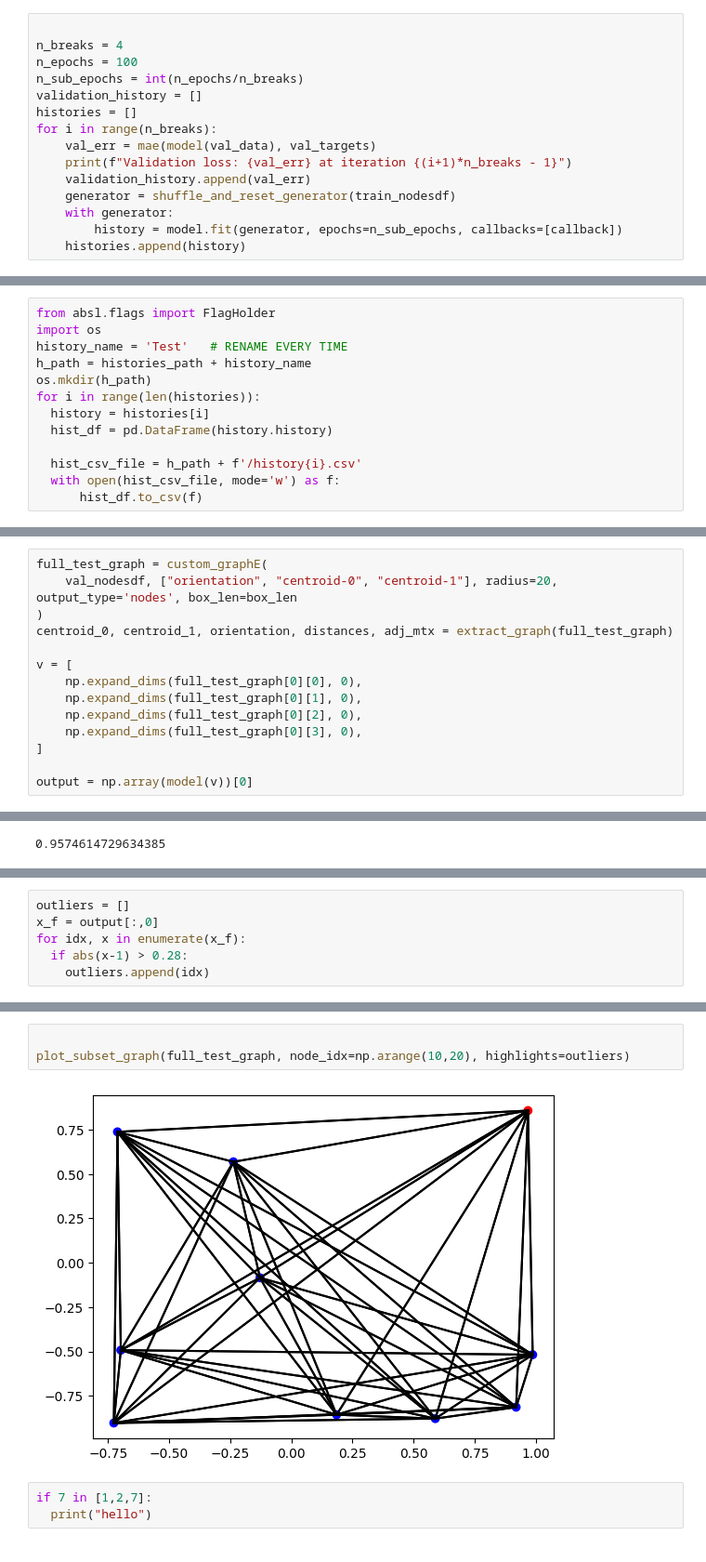
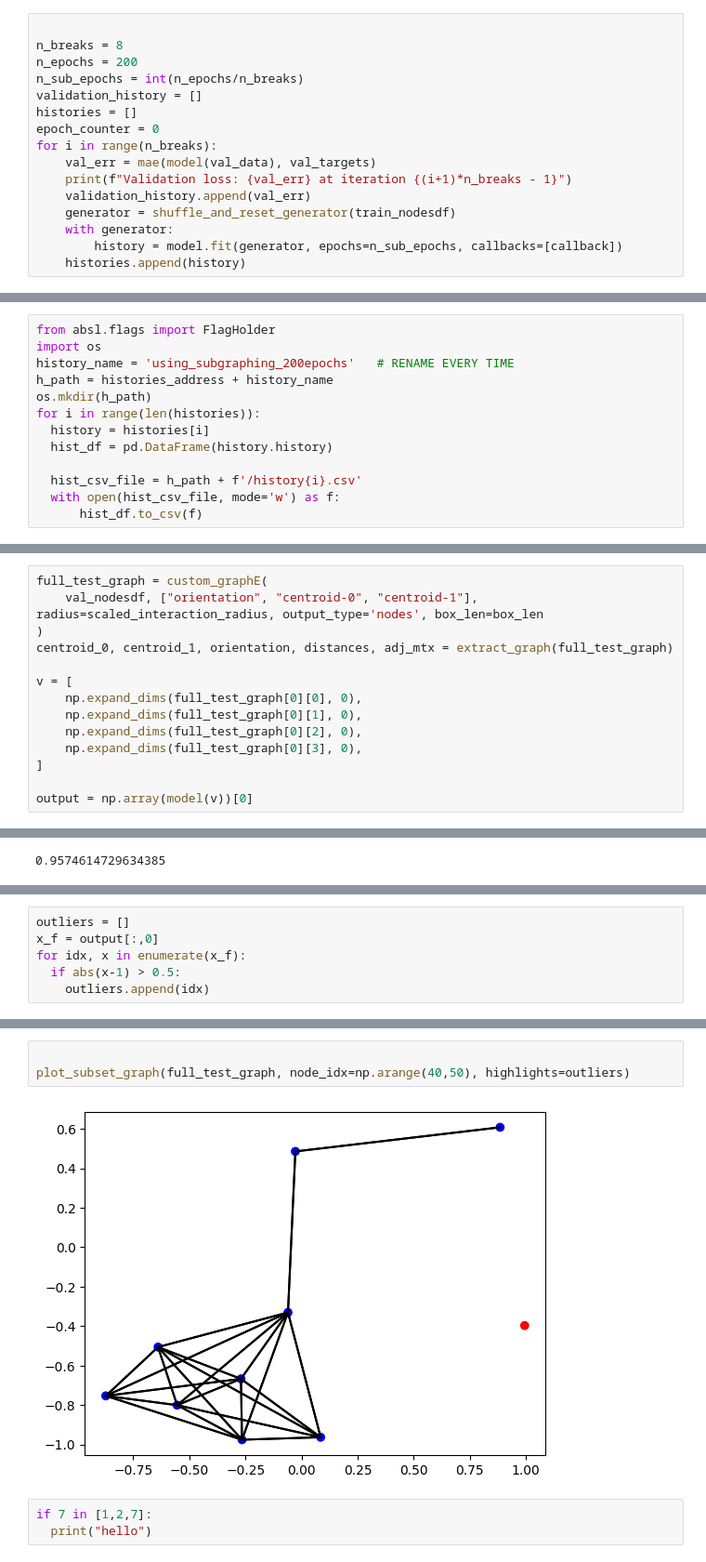
Before and after one commit to Phistian/exjobb, a Jupyter notebook: miguel/training/only_passive.ipynb, the cells around one changed output, grey strips where cells are left out. Shown at 93% size. Drawn from its saved outputs; the diff is of its cells as text.

```diff
--- a/miguel/training/only_passive.ipynb
+++ b/miguel/training/only_passive.ipynb
@@ -377,11 +359,12 @@ with generator:
 More intricate training
 # %%
 
-n_breaks = 4
-n_epochs = 100
+n_breaks = 8
+n_epochs = 200
 n_sub_epochs = int(n_epochs/n_breaks)
 validation_history = []
 histories = []
+epoch_counter = 0
 for i in range(n_breaks):
     val_err = mae(model(val_data), val_targets)
     print(f"Validation loss: {val_err} at iteration {(i+1)*n_breaks - 1}")
@@ -419,8 +418,8 @@ for i in range(n_breaks):
 # %%
 from absl.flags import FlagHolder
 import os
-history_name = 'Test'   # RENAME EVERY TIME
-h_path = histories_path + history_name
+history_name = 'using_subgraphing_200epochs'   # RENAME EVERY TIME
+h_path = histories_address + history_name
 os.mkdir(h_path)
 for i in range(len(histories)):
   history = histories[i]
@@ -667,7 +664,7 @@ def extract_graph(graph, validation_mode=False):
   return centroid_0, centroid_1, extra_properties, distances, adj_mtx
 # %%
 full_test_graph = custom_graphE(
-    val_nodesdf, ["orientation", "centroid-0", "centroid-1"], radius=20, output_type='nodes', box_len=box_len
+    val_nodesdf, ["orientation", "centroid-0", "centroid-1"], radius=scaled_interaction_radius, output_type='nodes', box_len=box_len
 )
 centroid_0, centroid_1, orientation, distances, adj_mtx = extract_graph(full_test_graph)
 
@@ -695,7 +693,7 @@ plt.plot(output[:,0]*5)
 outliers = []
 x_f = output[:,0]
 for idx, x in enumerate(x_f):
-  if abs(x-1) > 0.28:
+  if abs(x-1) > 0.5:
     outliers.append(idx)
 # %%
 outliers
@@ -704,8 +702,8 @@ outliers
 # %%
 
-plot_subset_graph(full_test_graph, node_idx=np.arange(10,20), highlights=outliers)
+plot_subset_graph(full_test_graph, node_idx=np.arange(40,50), highlights=outliers)
 # %% [output]
-[figure, old version]
+[figure, new version]
 # %%
 if 7 in [1,2,7]:
   print("hello")
```
Also changed, not shown: parts of 15 cells of this notebook.
